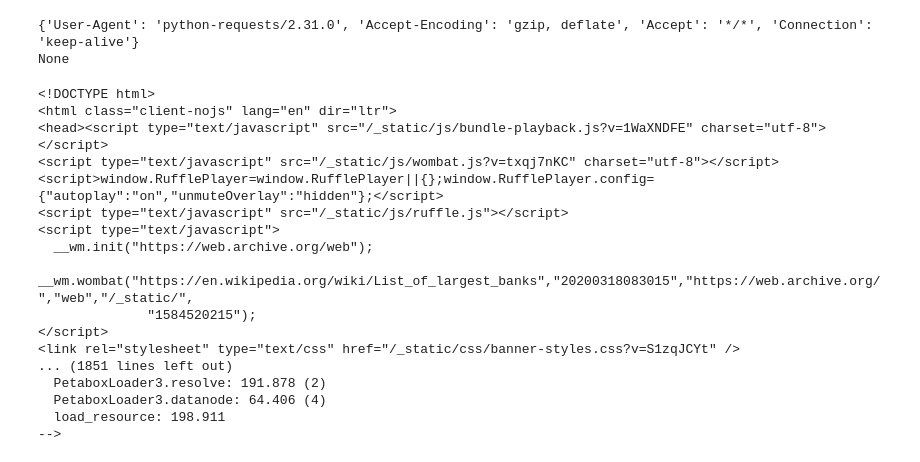
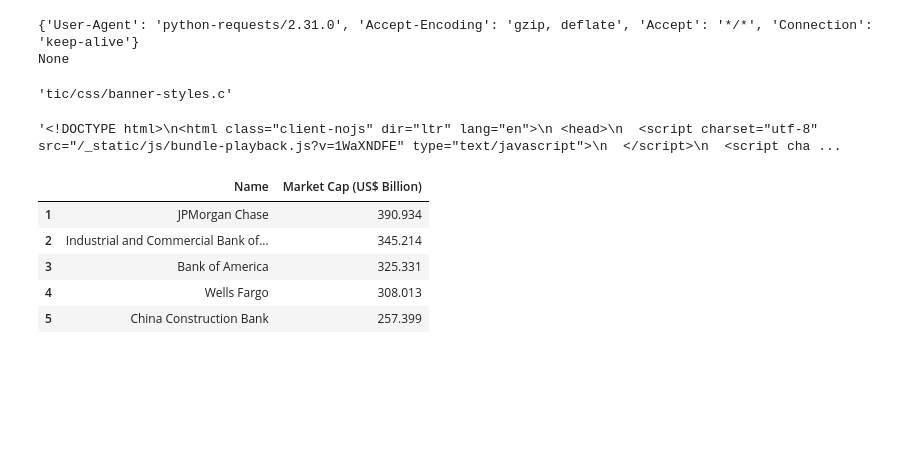
Before and after one commit to BXdlb/coursera-ELT-Engineer-1, a Jupyter notebook: ELTP1.ipynb, the cells around one changed output. Saved outputs shown, nothing was run; the diff lists cells and outputs as text; code cells hidden in the pictures; blank space fills up the shorter version.

```diff
--- a/ELTP1.ipynb
+++ b/ELTP1.ipynb
@@ -17,24 +17,34 @@ print(r1.request.body)
 {'User-Agent': 'python-requests/2.31.0', 'Accept-Encoding': 'gzip, deflate', 'Accept': '*/*', 'Connection': 'keep-alive'}
 None
 # %%
-print(r1.text)
+html_data=r1.text
-# %% [output]
-<!DOCTYPE html>
-<html class="client-nojs" lang="en" dir="ltr">
-<head><script type="text/javascript" src="/_static/js/bundle-playback.js?v=1WaXNDFE" charset="utf-8"></script>
-<script type="text/javascript" src="/_static/js/wombat.js?v=txqj7nKC" charset="utf-8"></script>
-<script>window.RufflePlayer=window.RufflePlayer||{};window.RufflePlayer.config={"autoplay":"on","unmuteOverlay":"hidden"};</script>
-<script type="text/javascript" src="/_static/js/ruffle.js"></script>
-<script type="text/javascript">
-  __wm.init("https://web.archive.org/web");
-  __wm.wombat("https://en.wikipedia.org/wiki/List_of_largest_banks","20200318083015","https://web.archive.org/","web","/_static/",
-              "1584520215");
-</script>
-<link rel="stylesheet" type="text/css" href="/_static/css/banner-styles.css?v=S1zqJCYt" />
-... (1851 lines left out)
-  PetaboxLoader3.resolve: 191.878 (2)
-  PetaboxLoader3.datanode: 64.406 (4)
-  load_resource: 198.911
--->
 # %%
 html_data[760:783]
+# %% [output]
+'tic/css/banner-styles.c'
+# %%
+soup1=BeautifulSoup(html_data,'html5lib')
+# soup1
+# %%
+soup1.prettify()
+# %% [output]
+'<!DOCTYPE html>\n<html class="client-nojs" dir="ltr" lang="en">\n <head>\n  <script charset="utf-8" src="/_static/js/bundle-playback.js?v=1WaXNDFE" type="text/javascript">\n  </script>\n  <script cha ...
+# %%
+data = pd.DataFrame(columns=["Name", "Market Cap (US$ Billion)"])
+
+for idx,row in enumerate(soup1.find_all('tbody')[2].find_all('tr')):
+    col = row.find_all('td')
+    if len(col)>0:
+        name=col[1].get_text(strip=True)
+        cap=col[2].get_text(strip=True)
+        data.loc[idx,"Name"]=name
+        data.loc[idx,"Market Cap (US$ Billion)"]=cap
+# %%
+data.head()
+# %% [output]
+|  | Name | Market Cap (US$ Billion) |
+| 1 | JPMorgan Chase | 390.934 |
+| 2 | Industrial and Commercial Bank of... | 345.214 |
+| 3 | Bank of America | 325.331 |
+| 4 | Wells Fargo | 308.013 |
+| 5 | China Construction Bank | 257.399 |
```
Also changed, not shown: parts of 1 cell of this notebook.
